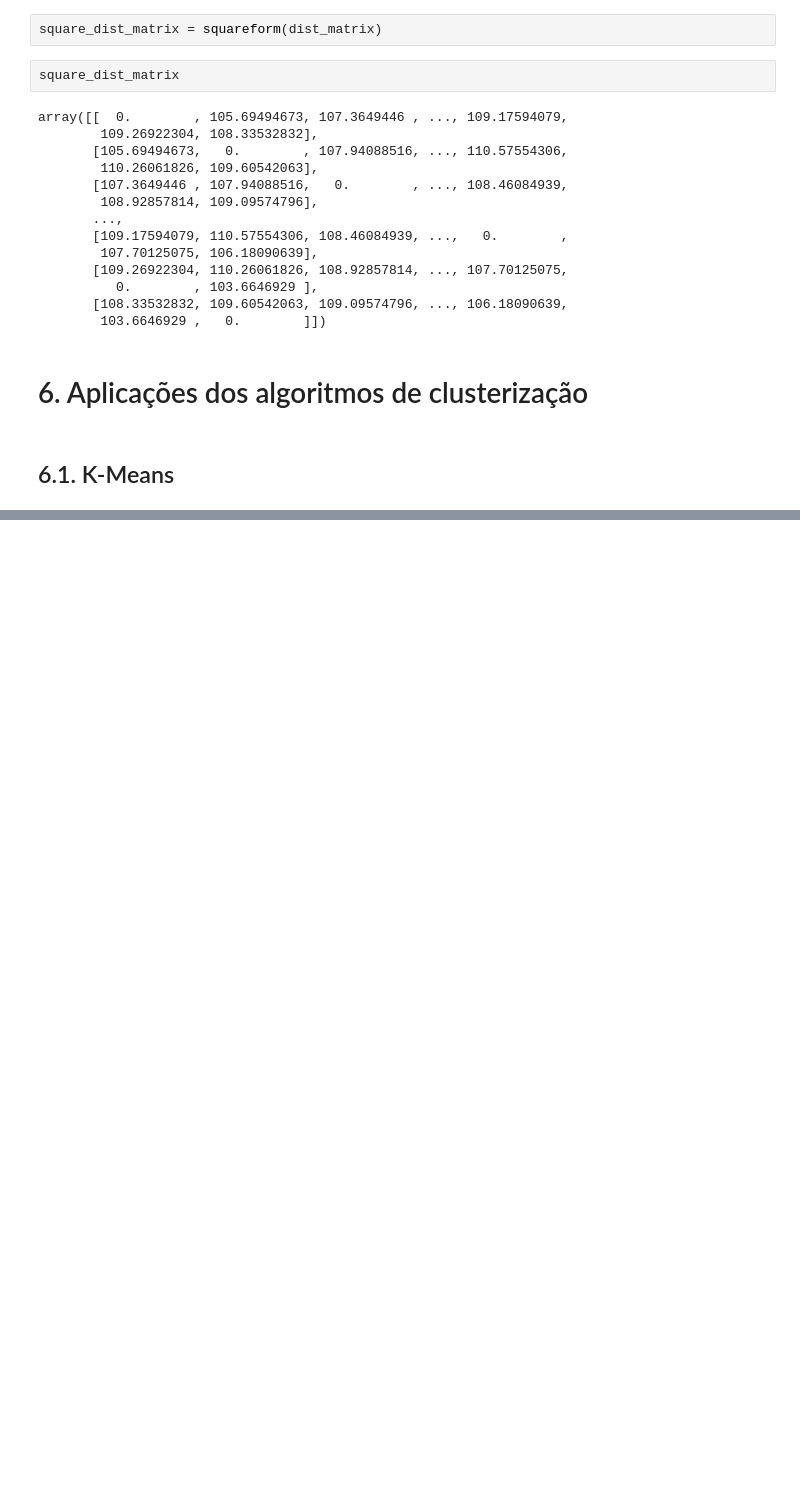
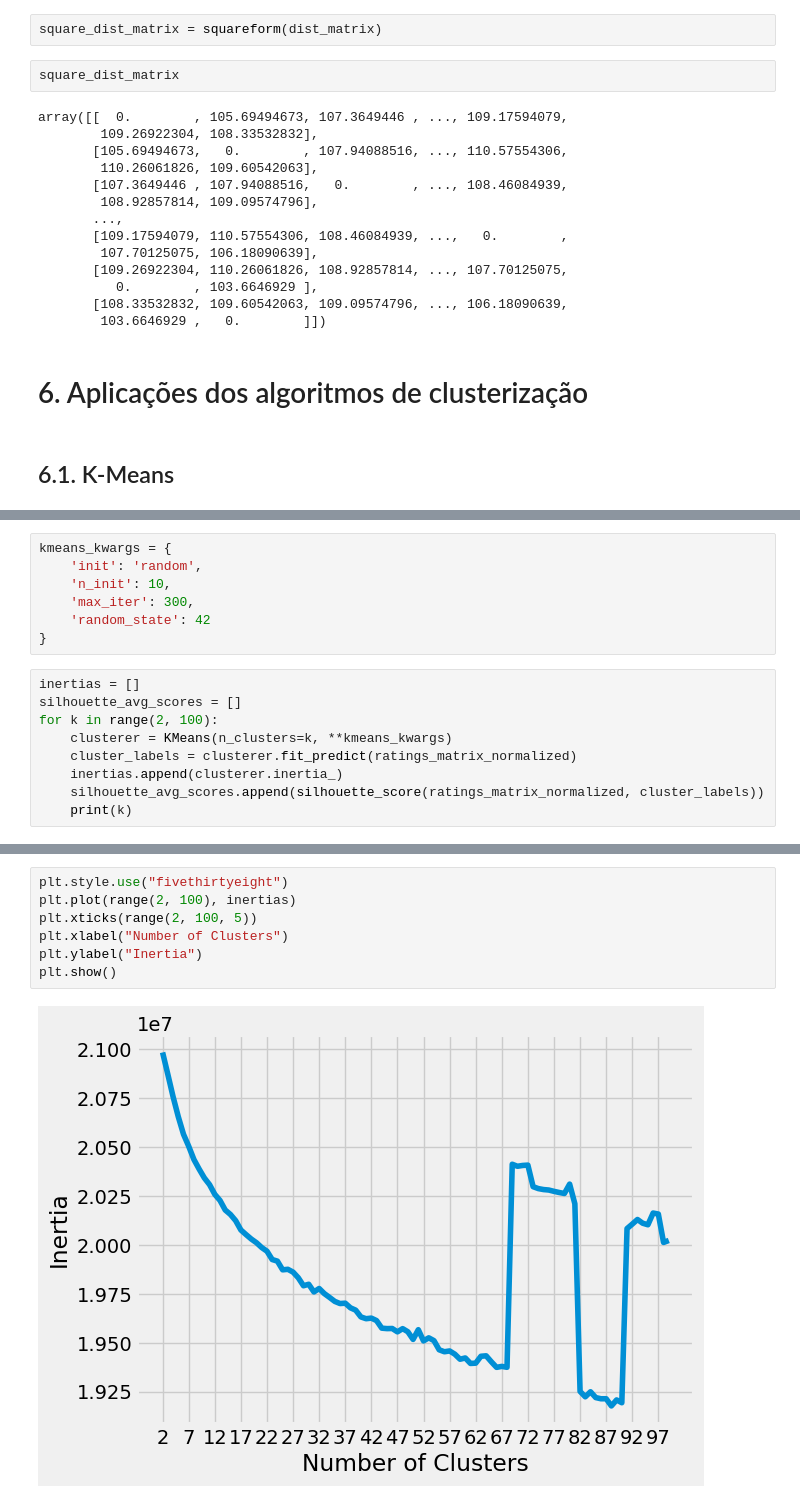
Before and after one commit to wpfaltz/Data-Mining, a Jupyter notebook: Trabalho 4/Notebook.ipynb, the cells around one changed output, grey strips where cells are left out. Saved outputs shown, nothing was run; the diff lists cells and outputs as text; blank space fills up the shorter version.

Commit message:
aplicacao inicial dos algoritmos de clusterizacao

```diff
--- a/Trabalho 4/Notebook.ipynb
+++ b/Trabalho 4/Notebook.ipynb
@@ -378,0 +378,16 @@ np.unique(kmeans_labels, return_counts=True)
+# %%
+kmeans_kwargs = {
+    'init': 'random',
+    'n_init': 10,
+    'max_iter': 300,
+    'random_state': 42
+}
+# %%
+inertias = []
+silhouette_avg_scores = []
+for k in range(2, 100):
+    clusterer = KMeans(n_clusters=k, **kmeans_kwargs)
+    cluster_labels = clusterer.fit_predict(ratings_matrix_normalized)
+    inertias.append(clusterer.inertia_)
+    silhouette_avg_scores.append(silhouette_score(ratings_matrix_normalized, cluster_labels))
+    print(k)
@@ -378,0 +412,9 @@ np.unique(kmeans_labels, return_counts=True)
+# %%
+plt.style.use("fivethirtyeight")
+plt.plot(range(2, 100), inertias)
+plt.xticks(range(2, 100, 5))
+plt.xlabel("Number of Clusters")
+plt.ylabel("Inertia")
+plt.show()
+# %% [output]
+[figure, added]
```
Also changed, not shown: parts of 37 cells of this notebook.
